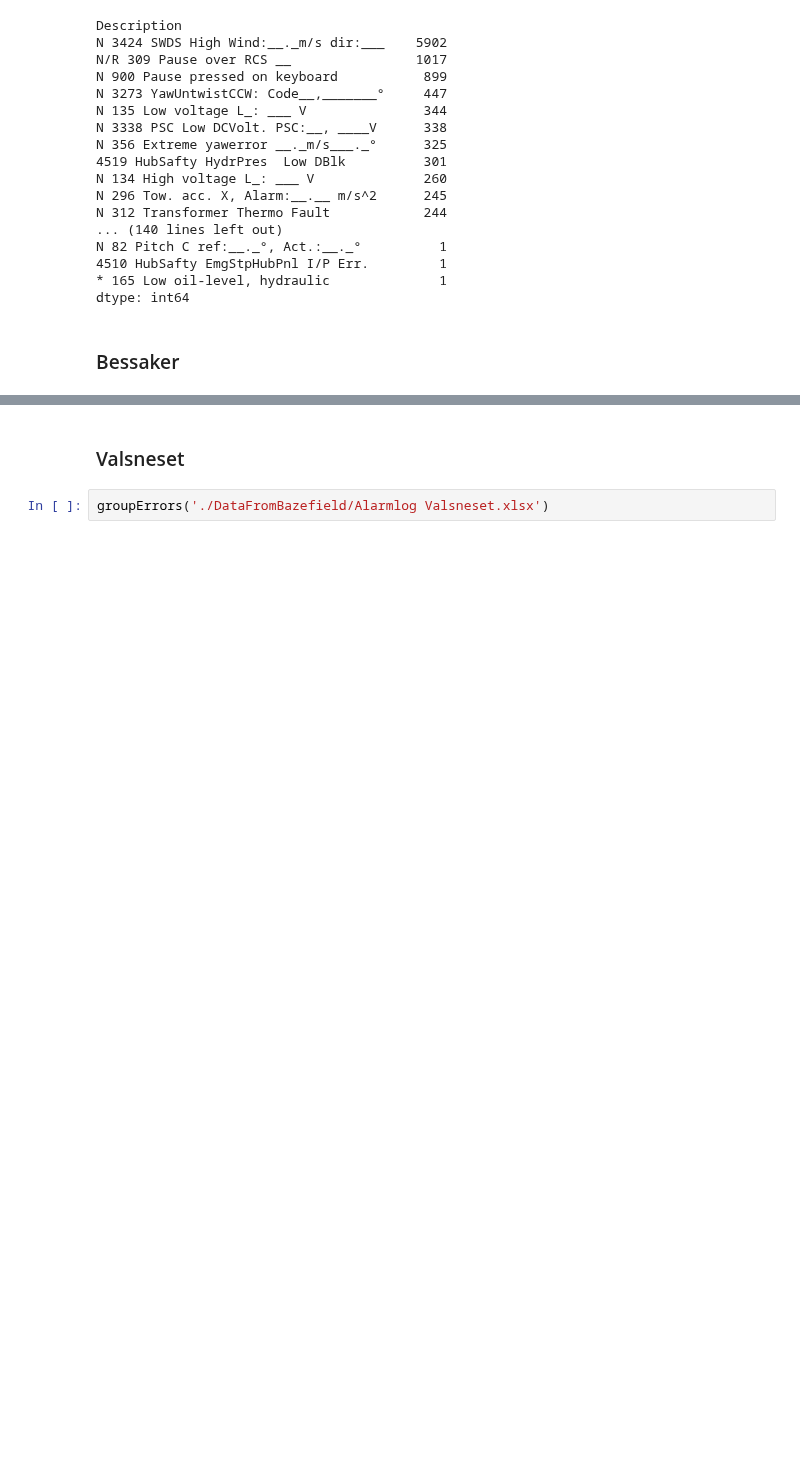
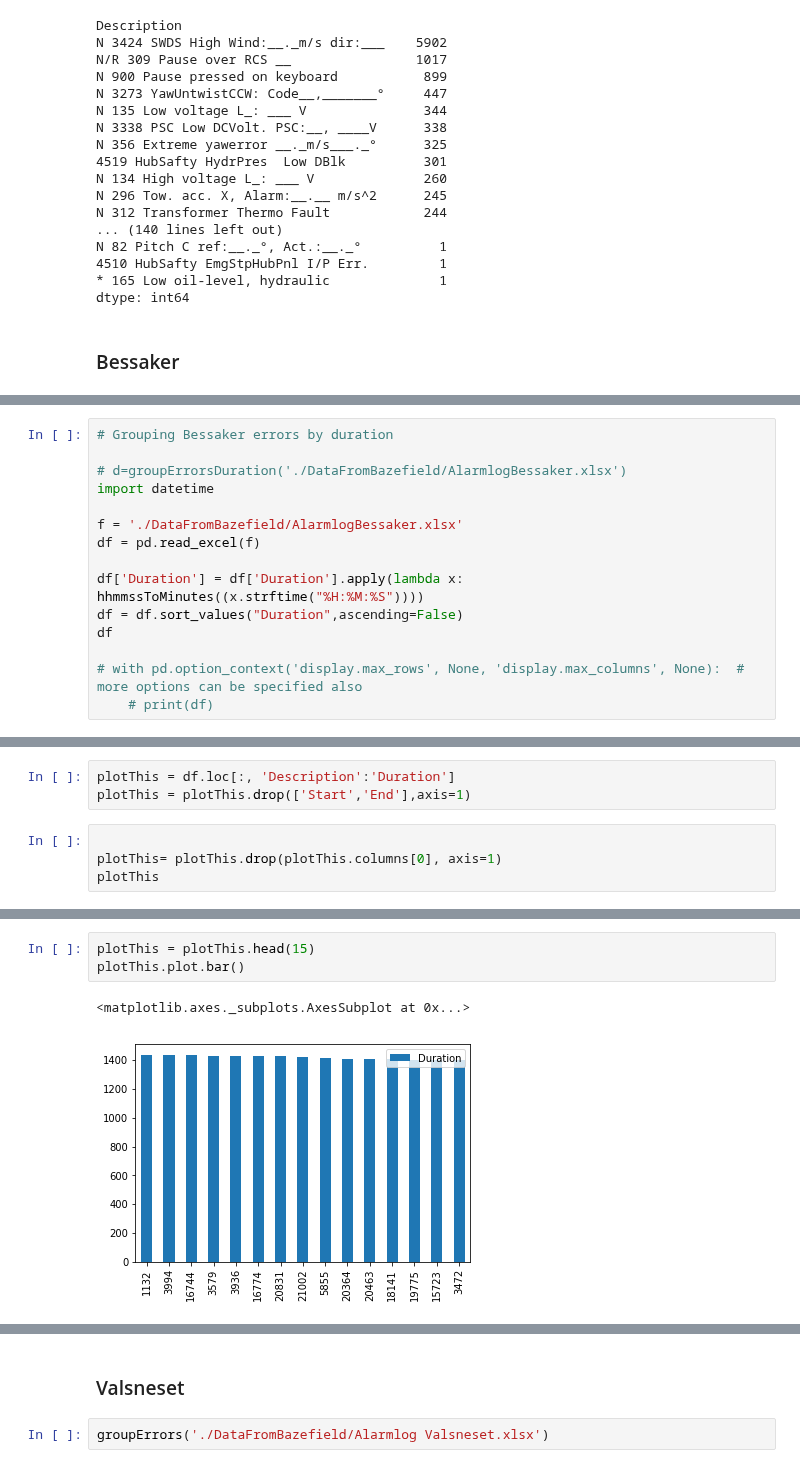
Before and after one commit to StianIsmar/project-thesis, a Jupyter notebook: TE/Parcing Alarm.ipynb, the cells around one changed output, grey strips where cells are left out. Saved outputs shown, nothing was run; the diff lists cells and outputs as text; blank space fills up the shorter version.

Commit message:
Added sort for duration

```diff
--- a/TE/Parcing Alarm.ipynb
+++ b/TE/Parcing Alarm.ipynb
@@ -70,3 +126,18 @@ R  20:71 Fault wind measurement - (Wind speed too low)
 R  220:10 Processor reset - (UPS CPU1)                                                 1
 R  192:23 Fault UPS - (Overcurrent hardware L2)                                        1
 dtype: int64
+# %%
+# Grouping Bessaker errors by duration
+
+# d=groupErrorsDuration('./DataFromBazefield/AlarmlogBessaker.xlsx')
+import datetime
+
+f = './DataFromBazefield/AlarmlogBessaker.xlsx'
+df = pd.read_excel(f)
+
+df['Duration'] = df['Duration'].apply(lambda x: hhmmssToMinutes((x.strftime("%H:%M:%S"))))
+df = df.sort_values("Duration",ascending=False)
+df
+
+# with pd.option_context('display.max_rows', None, 'display.max_columns', None):  # more options can be specified also
+    # print(df)
@@ -72,0 +163,7 @@ dtype: int64
+# %%
+plotThis = df.loc[:, 'Description':'Duration']
+plotThis = plotThis.drop(['Start','End'],axis=1)
+# %%
+
+plotThis= plotThis.drop(plotThis.columns[0], axis=1)
+plotThis
@@ -72,0 +189,6 @@ dtype: int64
+# %%
+plotThis = plotThis.head(15)
+plotThis.plot.bar()
+# %% [output]
+<matplotlib.axes._subplots.AxesSubplot at 0x...>
+[figure, added]
```
Also changed, not shown: parts of 9 cells of this notebook, 1 other file.
